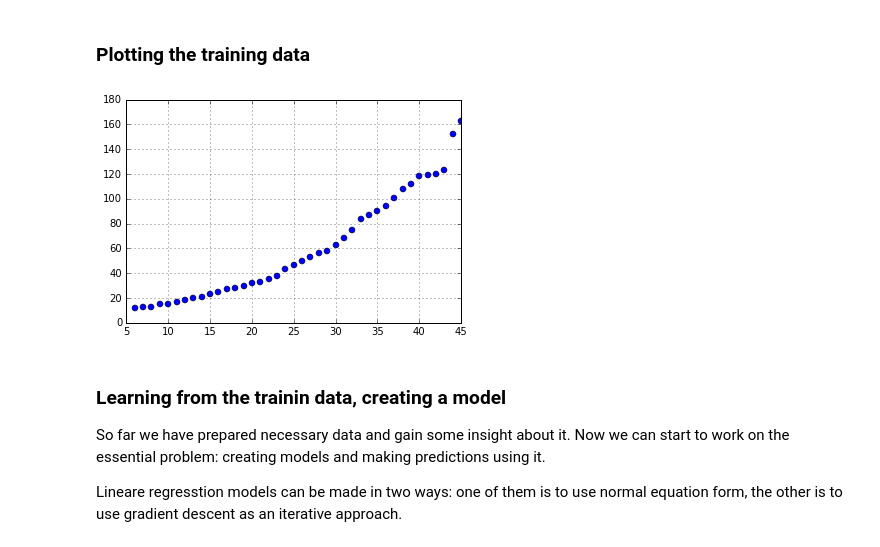
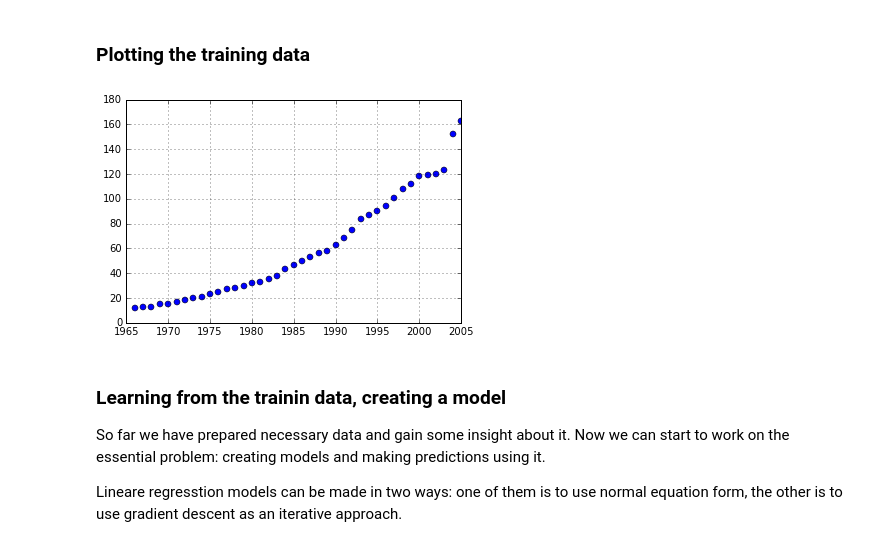
Before and after one commit to muatik/machine-learning-examples, a Jupyter notebook: linearRegression.ipynb, the cells around one changed output. Saved outputs shown, nothing was run; the diff lists cells and outputs as text; code cells hidden in the pictures.

```diff
--- a/linearRegression.ipynb
+++ b/linearRegression.ipynb
@@ -31,10 +31,10 @@ df[45:]
 # %% [markdown]
 ### Plotting the training data
 # %%
-plt.plot(X, Y, "bo")
+plt.plot(X+1960, Y, "bo")
 plt.grid(True)
 # %% [output]
-[figure, old version]
+[figure, new version]
 # %% [markdown]
 ### Learning from the trainin data, creating a model
 So far we have prepared necessary data and gain some insight about it. Now we can start to work on the essential problem: creating models and making predictions using it.
```
Also changed, not shown: 1 other file.
